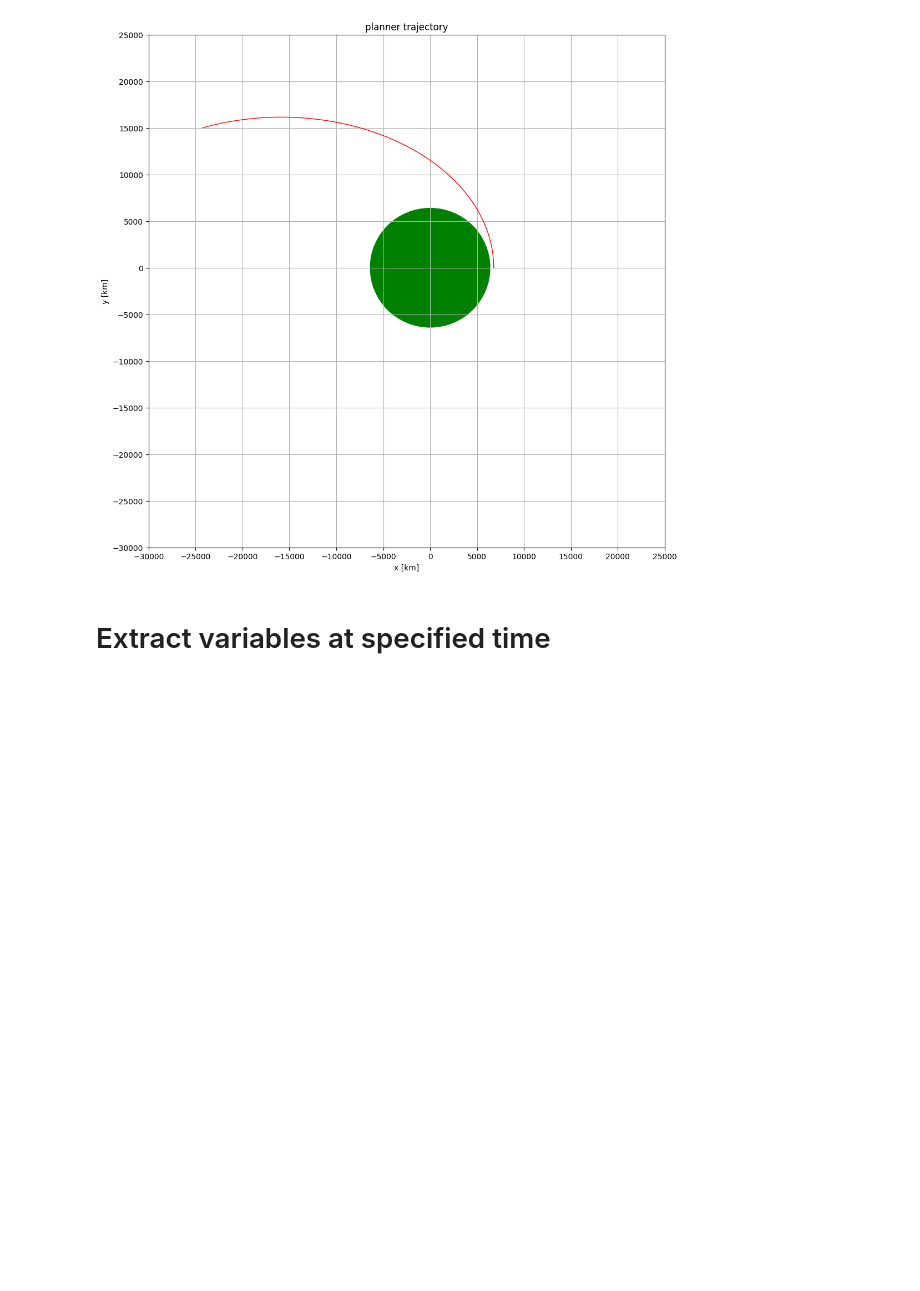
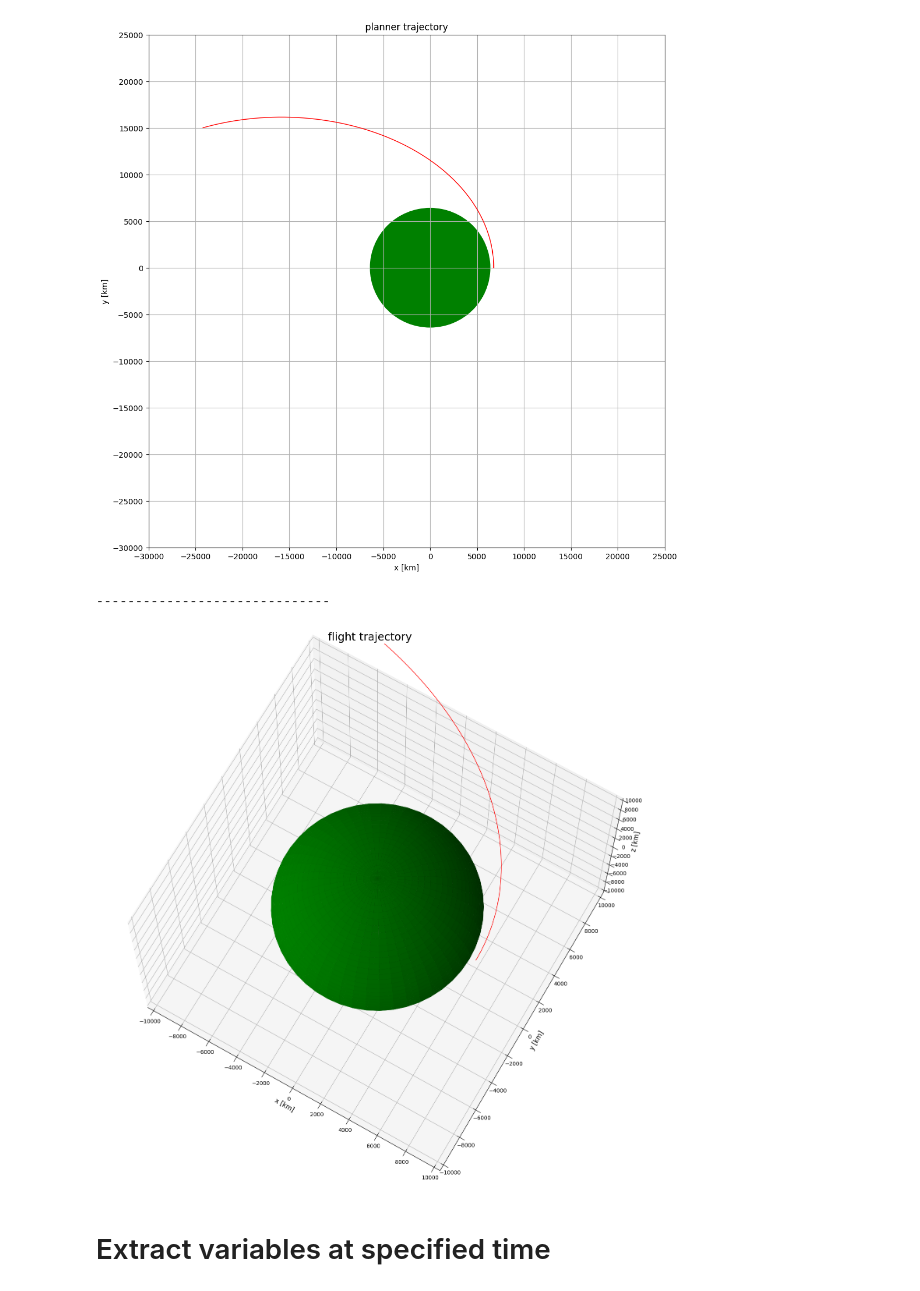
Before and after one commit to zeta-plusplus/ipynbs4OMPython, a Jupyter notebook: AircraftDynamics/PtMassFDM.DoF3.Examples.TwoBodyOrbital00_visualize_ExeBuiltByOMEdit.ipynb, the cells around one changed output. Drawn from its saved outputs; the diff is of its cells as text; code cells hidden in the pictures; blank space fills up the shorter version.

```diff
--- a/AircraftDynamics/PtMassFDM.DoF3.Examples.TwoBodyOrbital00_visualize_ExeBuiltByOMEdit.ipynb
+++ b/AircraftDynamics/PtMassFDM.DoF3.Examples.TwoBodyOrbital00_visualize_ExeBuiltByOMEdit.ipynb
@@ -589,13 +586,13 @@ print('------------------------------')
 ------------------------------
 [figure]
 # %%
-i_df=0
+i_df=1
 fig.append(plt.figure(figsize = (18, 18)))
-ax = fig[-1].gca(projection='3d')
+ax = fig[-1].add_subplot(111, projection="3d")
 
 # ***** Make data for sphere *****
-u = numpy.linspace(0, 2 * numpy.pi, 10)
-v = numpy.linspace(0, numpy.pi, 10)
+u = numpy.linspace(0, 2 * numpy.pi, 50)
+v = numpy.linspace(0, numpy.pi, 50)
 radius= 6378.137
 xShpere = radius * numpy.outer(numpy.cos(u), numpy.sin(v))
 yShpere = radius * numpy.outer(numpy.sin(u), numpy.sin(v))
@@ -606,34 +603,37 @@ ax.plot_surface(xShpere, yShpere, zShpere, zorder=-1, color='green')
 # ***** plot trajectry *****
 title="flight trajectory"
 xVarName="r2[1]"
 yVarName="r2[2]"
 zVarName="r2[3]"
 xlabel='x [km]'
 ylabel='y [km]'
 zlabel="z [km]"
 
 xVar= df[i_df].loc[:, xVarName]*1.0/1000.0
 yVar= df[i_df].loc[:, yVarName]*1.0/1000.0
 zVar= df[i_df].loc[:, zVarName]*1.0/1000.0
 
 ax.set_title(title, size=20)
 ax.set_xlabel(xlabel, size=12)
 ax.set_ylabel(ylabel, size=12)
 ax.set_zlabel(zlabel, size=12)
 
 ax.plot(xVar, yVar, zVar, zorder=2, color='red', linewidth=1.0)
 
 plt.grid()
 ax.set_xlim(0, 240)
 ax.set_ylim(0, 240)
 ax.set_zlim(0, 100+10)
 ax.set_xticks( numpy.arange(-10000, 12000, 2000) )
 ax.set_yticks( numpy.arange(-10000, 12000, 2000) )
 ax.set_zticks( numpy.arange(-10000, 12000, 2000) )
 
-ax.view_init( elev=10, azim=-10 )
+ax.view_init( elev=70, azim=-60 )
 
 print('------------------------------')
+# %% [output]
+------------------------------
+[figure, added]
 # %% [markdown]
 <h1>Extract variables at specified time</h1>
 # %% [markdown]
```
Also changed, not shown: parts of 4 cells of this notebook.
